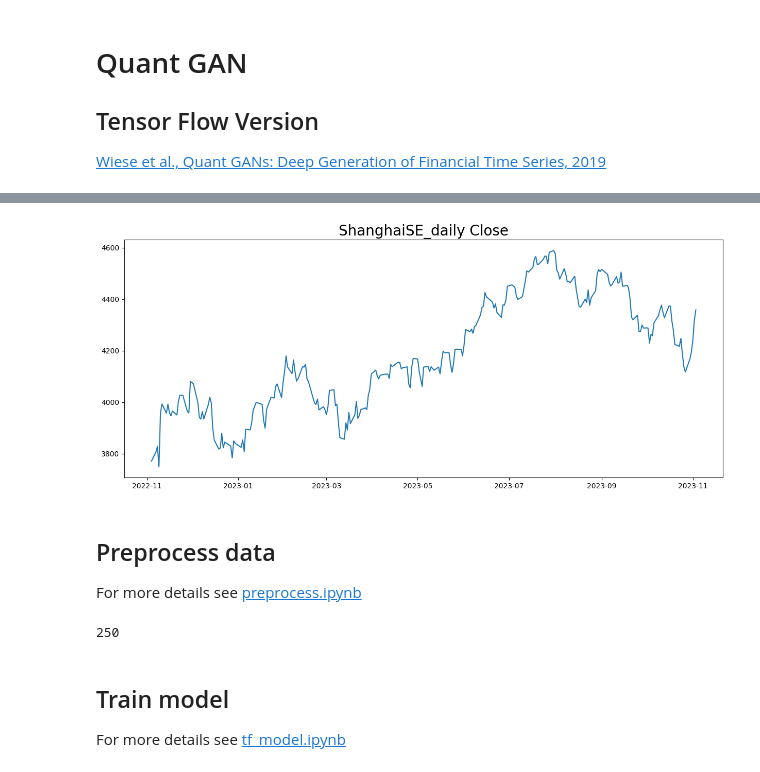
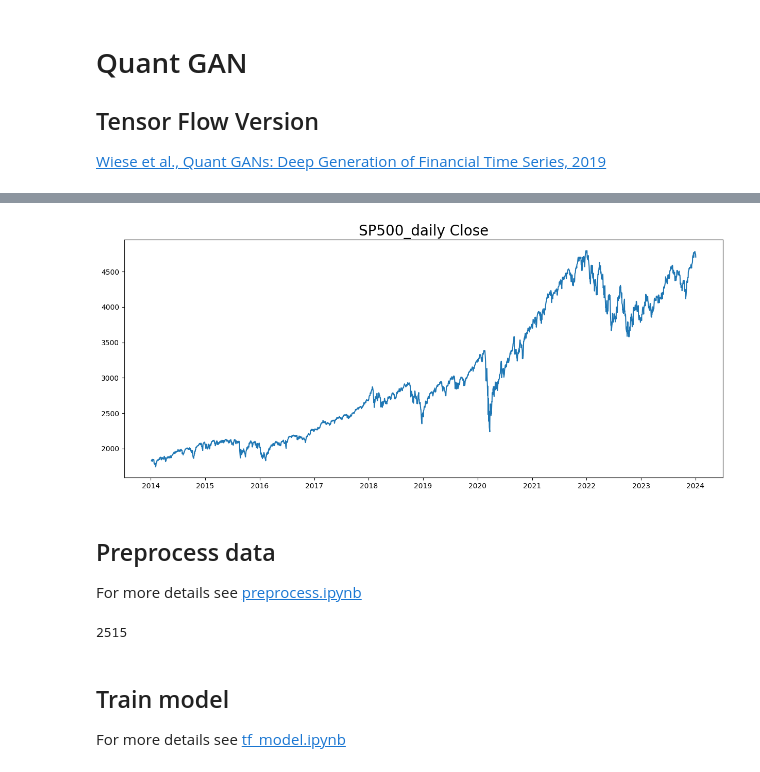
Before and after one commit to Henrywils0n/QuantGAN, a Jupyter notebook: tf_train.ipynb, the cells around one changed output, grey strips where cells are left out. Cells and saved outputs as stored; diff of their text form; code cells hidden in the pictures.

```diff
--- a/tf_train.ipynb
+++ b/tf_train.ipynb
@@ -20,21 +52,21 @@ Error:
 # %%
-file_name = "ShanghaiSE_daily"
+file_name = "SP500_daily"
 file_path = "data/"+file_name+".csv"
 generator_path = ""
 
 
 def dateparse(d):
     return pd.Timestamp(d)
 
 data = pd.read_csv(file_path, parse_dates={'datetime': ['Date']}, date_parser=dateparse)
-df = data['CLOSE']
+df = data['Close']
 fig = plt.figure(figsize=(15,6))
 plt.title(f'{file_name} Close', fontsize=20)
-plt.plot(data['datetime'], data['CLOSE'] )
+plt.plot(data['datetime'], data['Close'] )
 plt.show()
 # confirm data loaded
 # %% [output]
-[figure, old version]
+[figure, new version]
 # %% [markdown]
 ## Preprocess data
  For more details see [preprocess.ipynb](./preprocess.ipynb)
@@ -53,7 +85,7 @@ log_returns_rolled = rolling_window(log_returns_preprocessed, receptive_field_si
 data_size = log_returns.shape[0]
 print(data_size)
 # %% [output]
-250
+2515
 # %% [markdown]
 ## Train model
  For more details see [tf_model.ipynb](./tf_model.ipynb)
```
Also changed, not shown: parts of 4 cells of this notebook, 1 other file.
